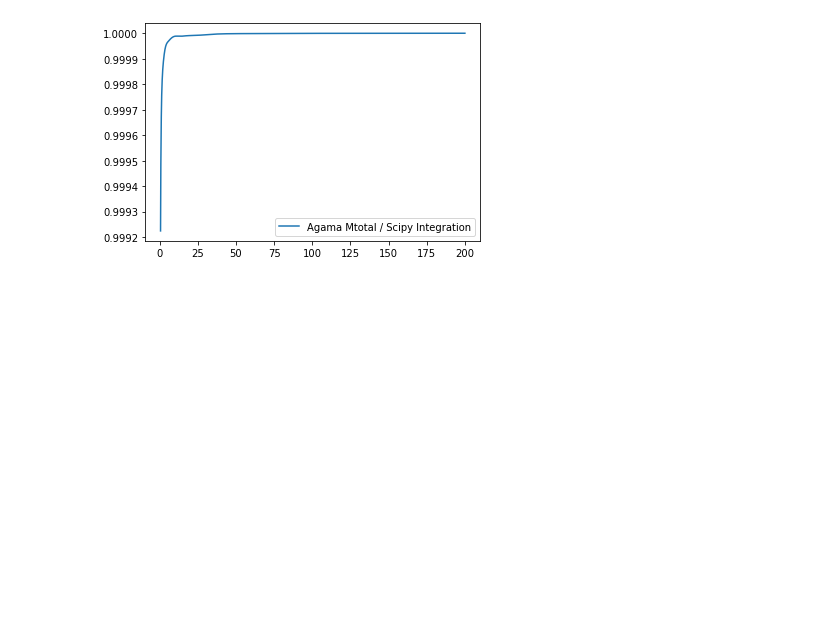
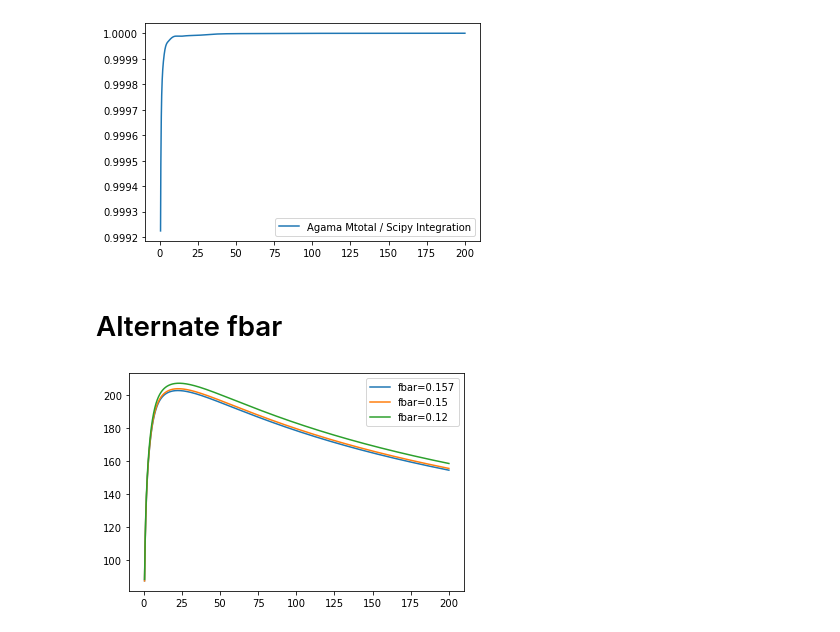
Before and after one commit to TomCallingham/Agama_Cautun_Contraction, a Jupyter notebook: Cautun_Agama-Test.ipynb, the cells around one changed output. Saved outputs shown, nothing was run; the diff lists cells and outputs as text; code cells hidden in the pictures; blank space fills up the shorter version.

Commit message:
Eugene Improvements, fbar=0.157 alt equation given

```diff
--- a/Cautun_Agama-Test.ipynb
+++ b/Cautun_Agama-Test.ipynb
@@ -287,3 +287,24 @@ plt.show()
 # %% [output]
 [figure]
 [figure]
+# %% [markdown]
+# Alternate fbar
+# %%
+fb15_M17_contracted_dm_pot = contract_agama_potential(M17_uncontracted_DM_pot, M17_Baryon_pot,fbar=0.15)
+contracted_M17_pot = agama.Potential(fb15_M17_contracted_dm_pot, M17_Baryon_pot)
+
+fb12_M17_contracted_dm_pot = contract_agama_potential(M17_uncontracted_DM_pot, M17_Baryon_pot, fbar=0.12)
+contracted_M17_pot = agama.Potential(fb12_M17_contracted_dm_pot, M17_Baryon_pot)
+# %%
+fb_vc = a_vcirc(M17_contracted_dm_pot, R_space)
+fb15_vc = a_vcirc(fb15_M17_contracted_dm_pot, R_space)
+fb12_vc = a_vcirc(fb12_M17_contracted_dm_pot, R_space)
+
+plt.figure()
+plt.plot(R_space, fb_vc, label='fbar=0.157')
+plt.plot(R_space, fb15_vc, label='fbar=0.15')
+plt.plot(R_space, fb12_vc, label='fbar=0.12')
+plt.legend()
+plt.show()
+# %% [output]
+[figure, added]
```
Also changed, not shown: parts of 1 cell of this notebook, 1 other file.
